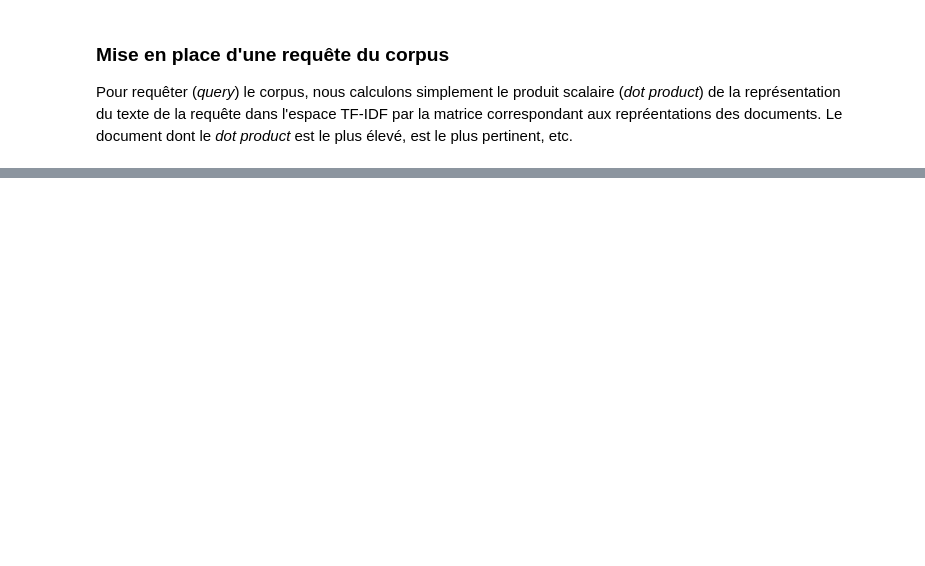
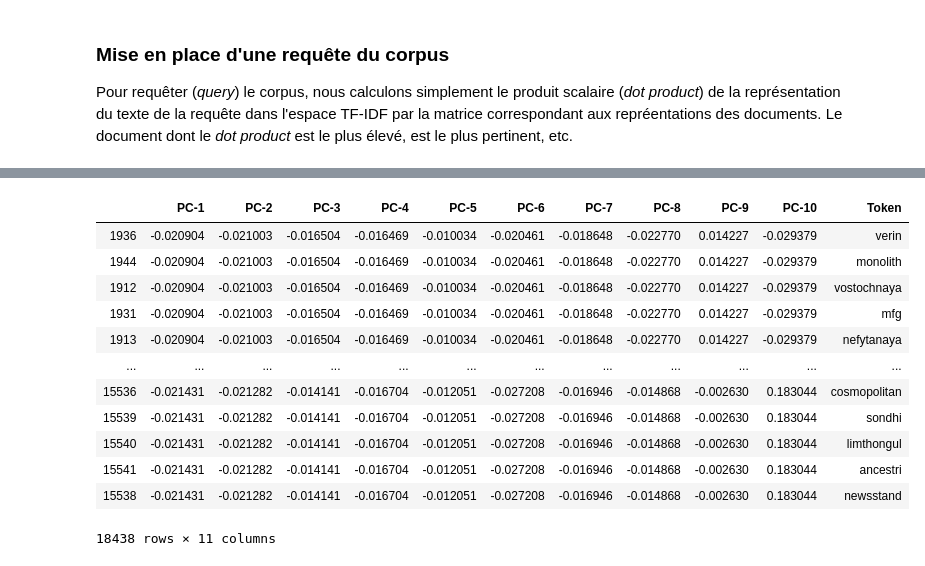
Before and after one commit to Barenn/Indexation-Web-TP, a Jupyter notebook: tp1.ipynb, the cells around one changed output, grey strips where cells are left out. Cells and saved outputs as stored; diff of their text form; code cells hidden in the pictures; blank space fills up the shorter version.

```diff
--- a/tp1.ipynb
+++ b/tp1.ipynb
@@ -345,0 +357,22 @@ Wall time: 165 ms
+# %%
+I = np.identity(tf_idf_matrix.shape[1])
+coef = pca.transform(I)
+columns = ['PC-' + str(i+1) for i in range(n_components)]
+pca_results = pd.DataFrame(coef, columns=columns, index=range(tf_idf_matrix.shape[1]))
+pca_results = pca_results.join(pd.DataFrame(index.keys(), columns=["Token"]))
+pca_results = pca_results.sort_values("PC-10")
+pca_results
+# %% [output]
+|  | PC-1 | PC-2 | PC-3 | PC-4 | PC-5 | PC-6 | PC-7 | PC-8 | PC-9 | PC-10 | Token |
+| 1936 | -0.020904 | -0.021003 | -0.016504 | -0.016469 | -0.010034 | -0.020461 | -0.018648 | -0.022770 | 0.014227 | -0.029379 | verin |
+| 1944 | -0.020904 | -0.021003 | -0.016504 | -0.016469 | -0.010034 | -0.020461 | -0.018648 | -0.022770 | 0.014227 | -0.029379 | monolith |
+| 1912 | -0.020904 | -0.021003 | -0.016504 | -0.016469 | -0.010034 | -0.020461 | -0.018648 | -0.022770 | 0.014227 | -0.029379 | vostochnaya |
+| 1931 | -0.020904 | -0.021003 | -0.016504 | -0.016469 | -0.010034 | -0.020461 | -0.018648 | -0.022770 | 0.014227 | -0.029379 | mfg |
+| 1913 | -0.020904 | -0.021003 | -0.016504 | -0.016469 | -0.010034 | -0.020461 | -0.018648 | -0.022770 | 0.014227 | -0.029379 | nefytanaya |
+| ... | ... | ... | ... | ... | ... | ... | ... | ... | ... | ... | ... |
+| 15536 | -0.021431 | -0.021282 | -0.014141 | -0.016704 | -0.012051 | -0.027208 | -0.016946 | -0.014868 | -0.002630 | 0.183044 | cosmopolitan |
+| 15539 | -0.021431 | -0.021282 | -0.014141 | -0.016704 | -0.012051 | -0.027208 | -0.016946 | -0.014868 | -0.002630 | 0.183044 | sondhi |
+| 15540 | -0.021431 | -0.021282 | -0.014141 | -0.016704 | -0.012051 | -0.027208 | -0.016946 | -0.014868 | -0.002630 | 0.183044 | limthongul |
+| 15541 | -0.021431 | -0.021282 | -0.014141 | -0.016704 | -0.012051 | -0.027208 | -0.016946 | -0.014868 | -0.002630 | 0.183044 | ancestri |
+| 15538 | -0.021431 | -0.021282 | -0.014141 | -0.016704 | -0.012051 | -0.027208 | -0.016946 | -0.014868 | -0.002630 | 0.183044 | newsstand |
+18438 rows × 11 columns
```
Also changed, not shown: parts of 28 cells of this notebook, 2 other files.
